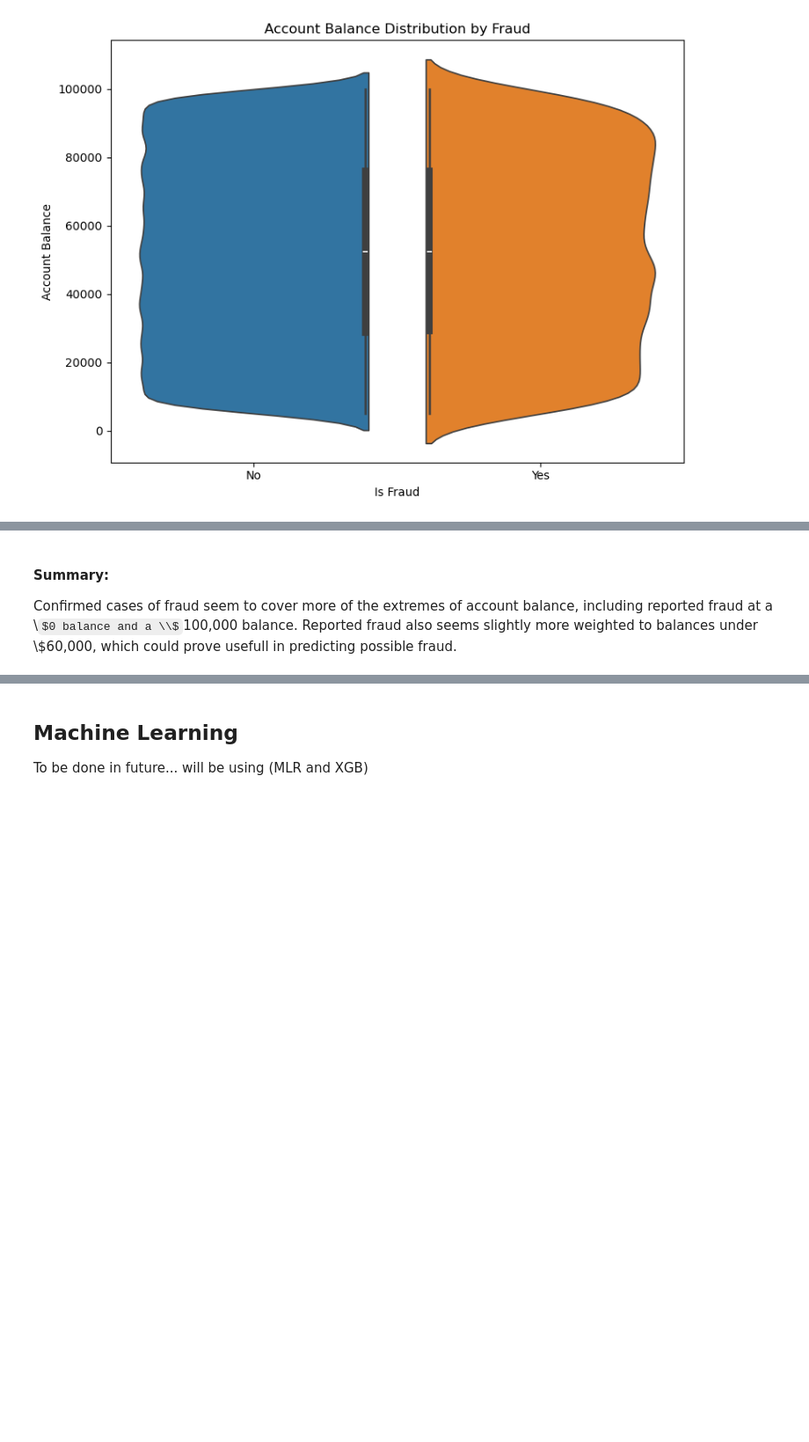
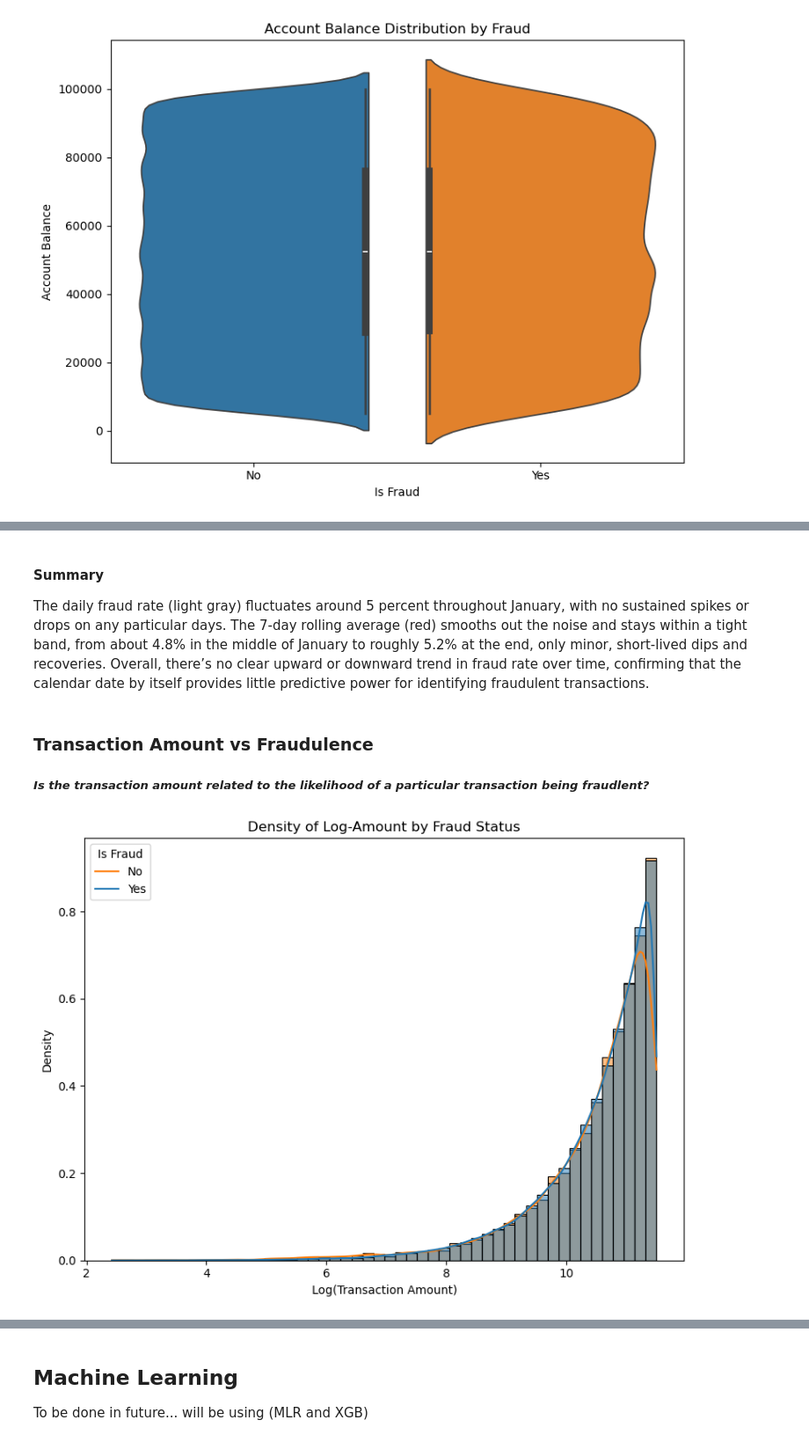
Before and after one commit to owenmilke/CS3870-Final-Project, a Jupyter notebook: BankFraud.ipynb, the cells around one changed output, grey strips where cells are left out. Shown: that part at 88% size. Cells and saved outputs as stored; diff of their text form; code cells hidden in the pictures; some formulas as TeX source; blank space fills up the shorter version.

```diff
--- a/BankFraud.ipynb
+++ b/BankFraud.ipynb
@@ -228,3 +320,32 @@ plt.show()
 # %% [markdown]
-#### Summary:
-Confirmed cases of fraud seem to cover more of the extremes of account balance, including reported fraud at a \\$0 balance and a \\$100,000 balance. Reported fraud also seems slightly more weighted to balances under \\$60,000, which could prove usefull in predicting possible fraud.
+#### Summary
+The daily fraud rate (light gray) fluctuates around 5 percent throughout January, with no sustained spikes or drops on any particular days. The 7-day rolling average (red) smooths out the noise and stays within a tight band, from about 4.8% in the middle of January to roughly 5.2% at the end, only minor, short-lived dips and recoveries. Overall, there’s no clear upward or downward trend in fraud rate over time, confirming that the calendar date by itself provides little predictive power for identifying fraudulent transactions.
+# %% [markdown]
+### Transaction Amount vs Fraudulence
+##### *Is the transaction amount related to the likelihood of a particular transaction being fraudlent?*
+# %%
+import numpy as np
+
+
+df = CLEANED.copy()
+df['LogAmt'] = np.log1p(df['Transaction_Amount'])
+
+plt.figure(figsize=(8,6))
+sns.histplot(
+    data=df,
+    x='LogAmt',
+    hue='Is_Fraud',
+    bins=50,
+    stat='density',
+    common_norm=False,
+    kde=True,
+    alpha=0.5
+)
+plt.xlabel('Log(Transaction Amount)')
+plt.ylabel('Density')
+plt.title('Density of Log-Amount by Fraud Status')
+plt.legend(title='Is Fraud', labels=['No','Yes'])
+plt.tight_layout()
+plt.show()
+# %% [output]
+[figure, added]
```
Also changed, not shown: parts of 13 cells of this notebook, 1 other file.
